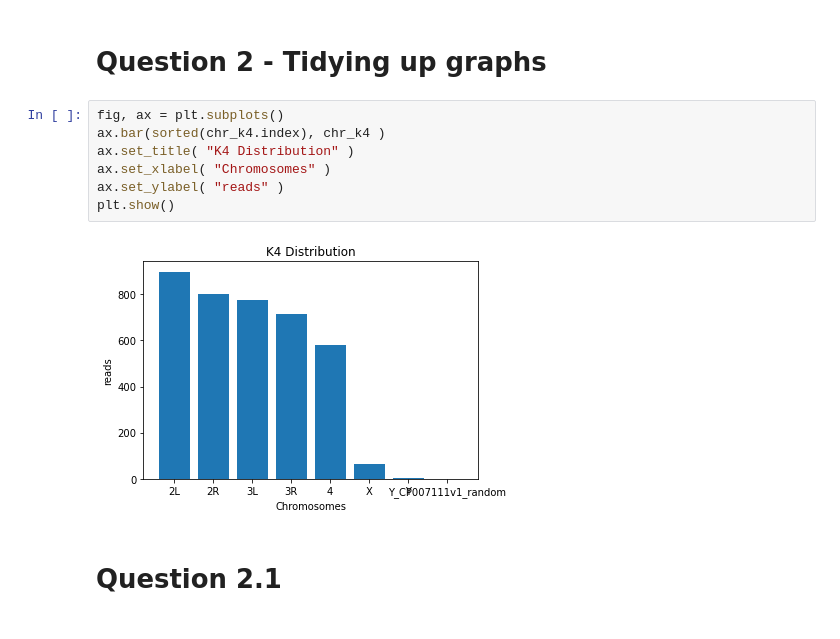
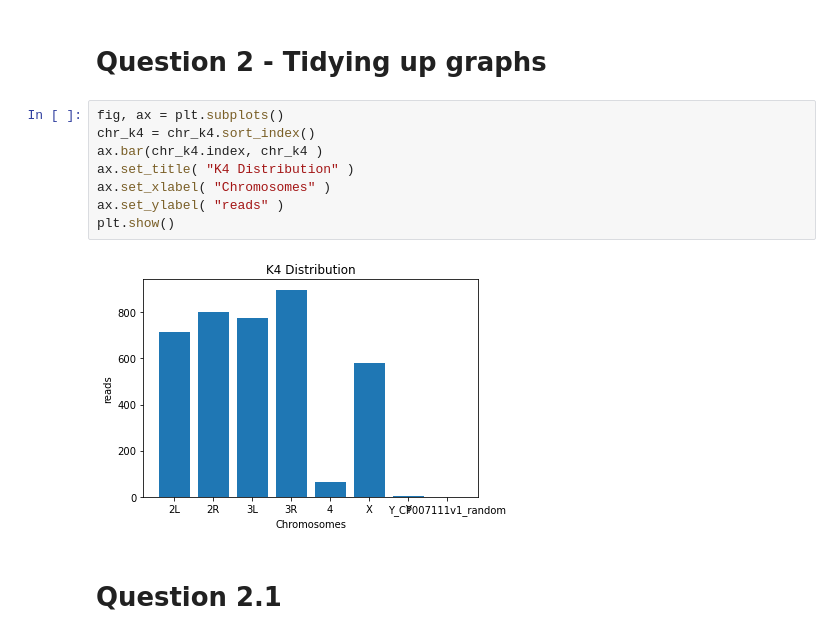
Before and after one commit to aaagrim/qbb2020-answers, a Jupyter notebook: day1-lunch/day1lunch_question2.ipynb, the cells around one changed output. Drawn from its saved outputs; the diff is of its cells as text.

```diff
--- a/day1-lunch/day1lunch_question2.ipynb
+++ b/day1-lunch/day1lunch_question2.ipynb
@@ -131,13 +131,14 @@ Index(['3R', '2R', '3L', '2L', 'X', '4', 'Y', 'Y_CP007111v1_random'], dtype='obj
 # Question 2 - Tidying up graphs
 # %%
 fig, ax = plt.subplots()
-ax.bar(sorted(chr_k4.index), chr_k4 )
+chr_k4 = chr_k4.sort_index()
+ax.bar(chr_k4.index, chr_k4 )
 ax.set_title( "K4 Distribution" )
 ax.set_xlabel( "Chromosomes" )
 ax.set_ylabel( "reads" )
 plt.show()
 # %% [output]
-[figure, old version]
+[figure, new version]
 # %% [markdown]
 # Question 2.1
 # %% [markdown]
```
Also changed, not shown: parts of 1 cell of this notebook.
